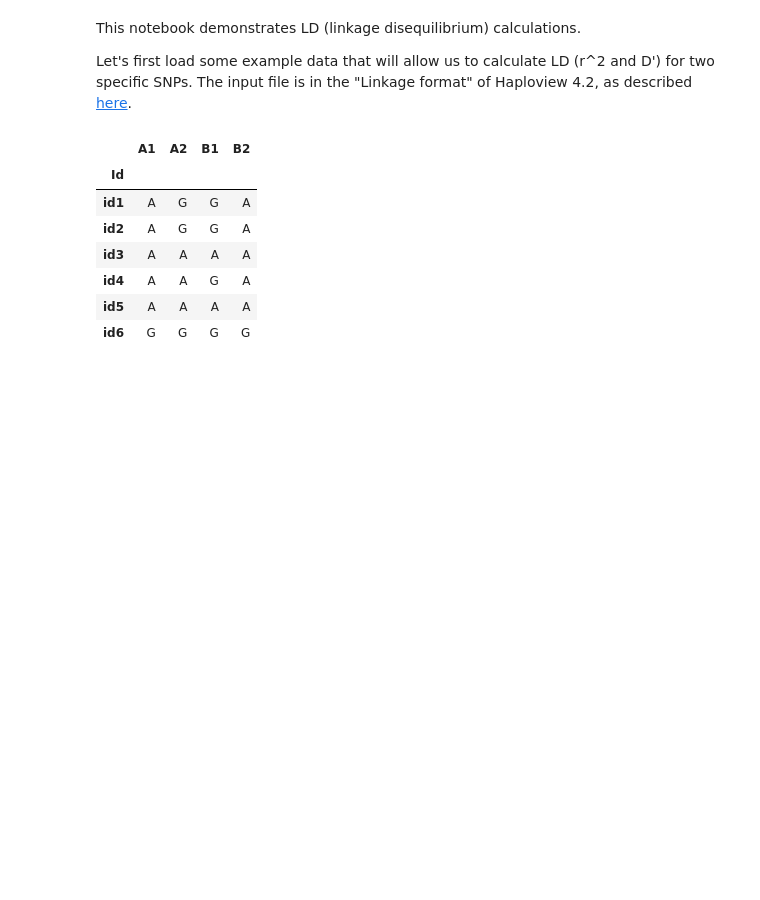
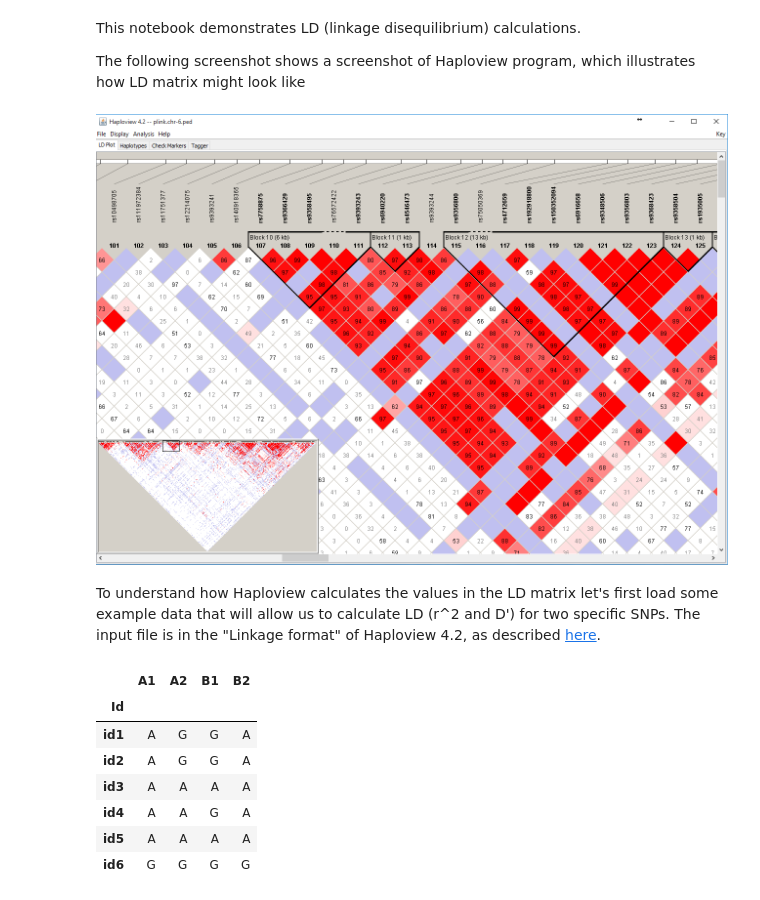
Before and after one commit to ofrei/book, a Jupyter notebook: LD/calcLD.ipynb, the cells around one changed output. Cells and saved outputs as stored; diff of their text form; code cells hidden in the pictures; blank space fills up the shorter version.

Commit message:
LDcalc book - add screenshot

```diff
--- a/LD/calcLD.ipynb
+++ b/LD/calcLD.ipynb
@@ -1,7 +1,14 @@
+# %% [markdown]
+This notebook demonstrates LD (linkage disequilibrium) calculations.
+
+The following screenshot shows a screenshot of Haploview program, which illustrates how LD matrix might look like
+# %%
+from IPython.display import Image
+Image(filename='Haploview_screenshot.PNG')
+# %% [output]
+[figure, added]
 # %% [markdown]
-This notebook demonstrates LD (linkage disequilibrium) calculations.
-
-Let's first load some example data that will allow us to calculate LD (r^2 and D') for two specific SNPs.
+To understand how Haploview calculates the values in the LD matrix let's first load some example data that will allow us to calculate LD (r^2 and D') for two specific SNPs.
 The input file is in the "Linkage format" of Haploview 4.2, as described [here](
 http://www.broadinstitute.org/science/programs/medical-and-population-genetics/haploview/input-file-formats-0).
 # %%
```
Also changed, not shown: parts of 1 cell of this notebook, 1 other file.
